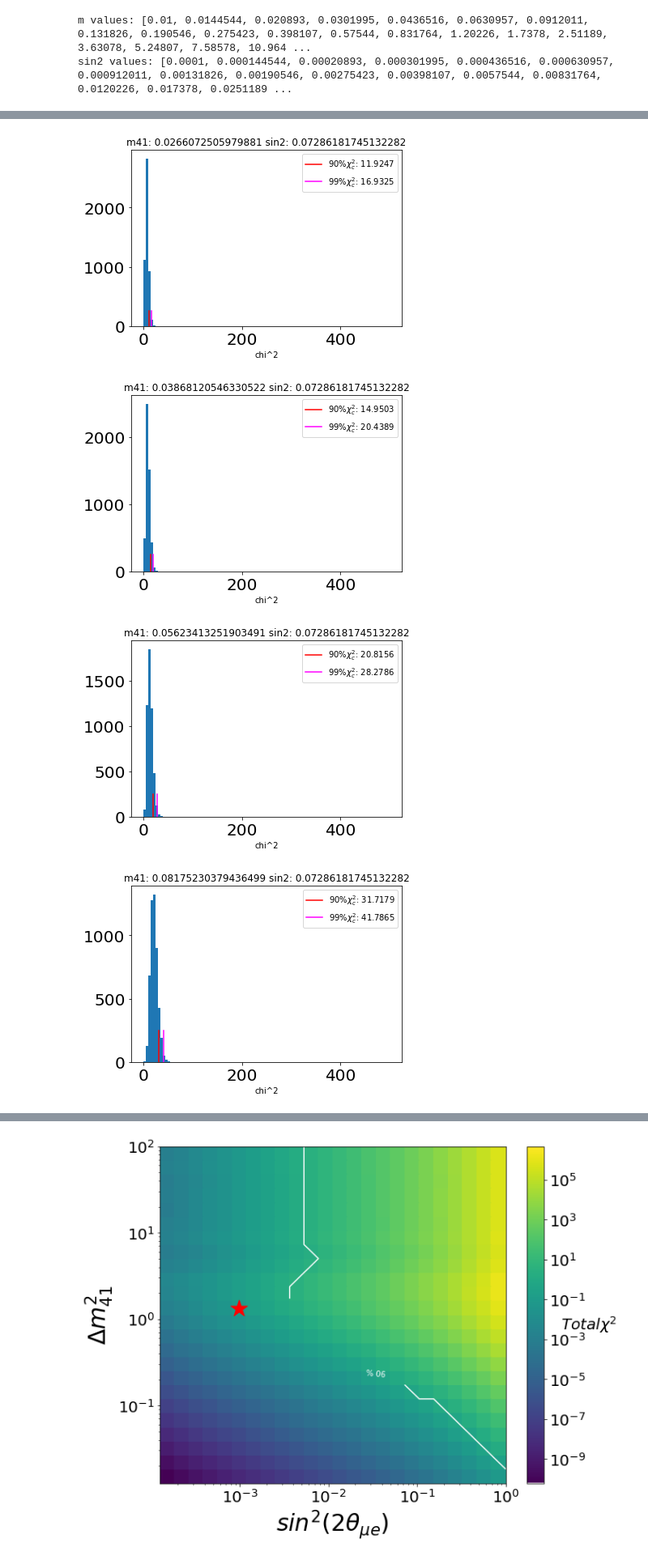
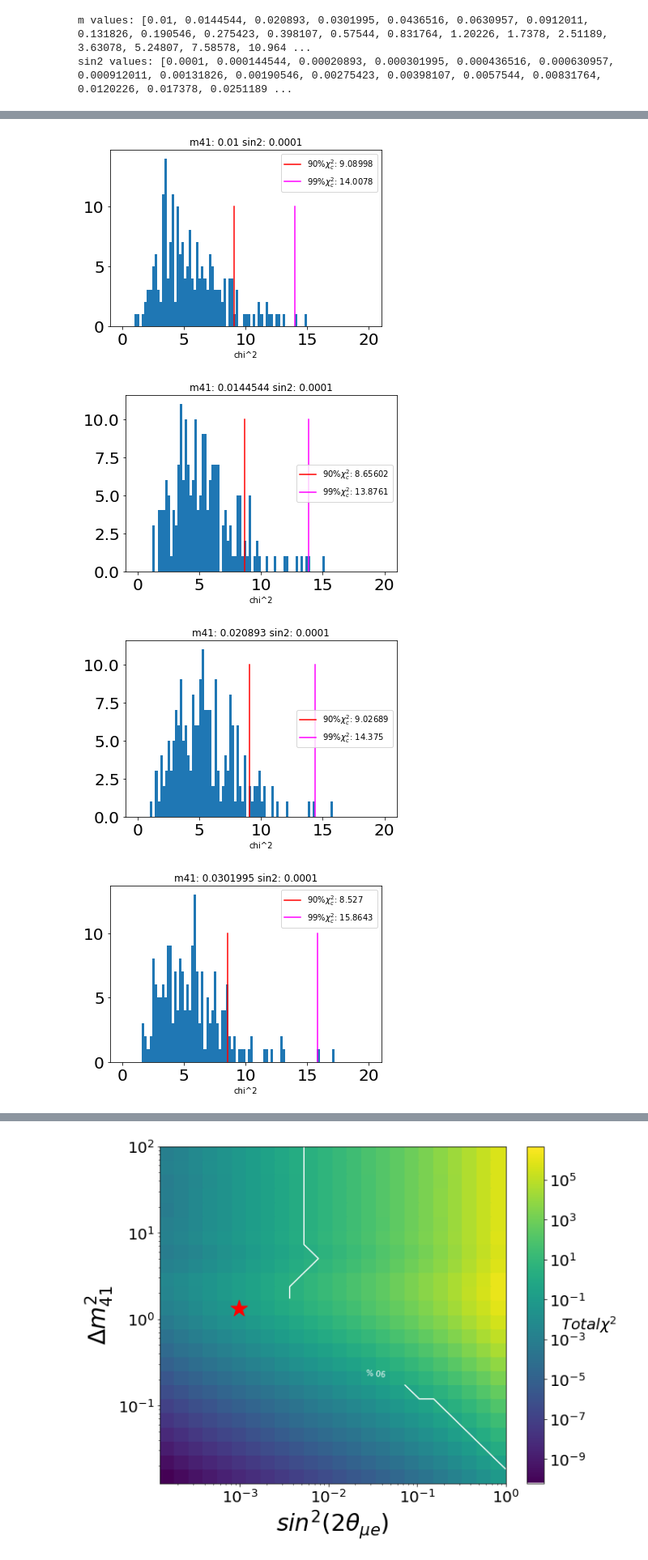
Before and after one commit to kmason03/NueAppearanceStudy, a Jupyter notebook: FrequentistStudyPlots.ipynb, the cells around one changed output, grey strips where cells are left out. Shown: that part at 81% size. Drawn from its saved outputs; the diff is of its cells as text; code cells hidden in the pictures.

```diff
--- a/FrequentistStudyPlots.ipynb
+++ b/FrequentistStudyPlots.ipynb
@@ -105,7 +103,7 @@ sin2 values: [0.0001, 0.000144544, 0.00020893, 0.000301995, 0.000436516, 0.00063
 # first load as list of lists and make 1D plots
 
 # number of universes used in this simulation
-num_uni=5000
+num_uni=200
 # initialize arr to fill
 chi2_manyuni_arr=[]
 with open("chis.txt","r") as chis:
@@ -127,21 +125,21 @@ size check of text files
 # %%
 # make 1d plots of chi2 of each grid point
 for pt in range(10):
     s_id = math.floor(pt/(len(m41_list)-1))
     m_id = pt % (len(sin22theta_list)-1)
-    vls=plt.hist(chi2_manyuni_arr[pt],bins=100, range=[0,500])
+    vls=plt.hist(chi2_manyuni_arr[pt],bins=100, range=[0,20])
     chi2_manyuni_arr[pt].sort()
     val_90th =chi2_manyuni_arr[pt][math.floor(num_uni*.9)]
     val_99th =chi2_manyuni_arr[pt][math.floor(num_uni*.99)]
     plt.title('m41: '+ str(m41_list[m_id])+' sin2: '+str(sin22theta_list[s_id]))
-    plt.plot([val_90th,val_90th],[0,250],color='red',label=r'$90\% \chi^2_c$: '+str(val_90th))
-    plt.plot([val_99th,val_99th],[0,250],color='magenta',label=r'$99\% \chi^2_c$: '+str(val_99th))
+    plt.plot([val_90th,val_90th],[0,10],color='red',label=r'$90\% \chi^2_c$: '+str(val_90th))
+    plt.plot([val_99th,val_99th],[0,10],color='magenta',label=r'$99\% \chi^2_c$: '+str(val_99th))
     plt.xlabel('chi^2')
     plt.legend()
     plt.show()
     plt.close()
 # %% [output]
-[figure, old version]
+[figure, new version]
-[figure, old version]
+[figure, new version]
-[figure, old version]
+[figure, new version]
-[figure, old version]
+[figure, new version]
```
Also changed, not shown: parts of 8 cells of this notebook, 1 other file.
